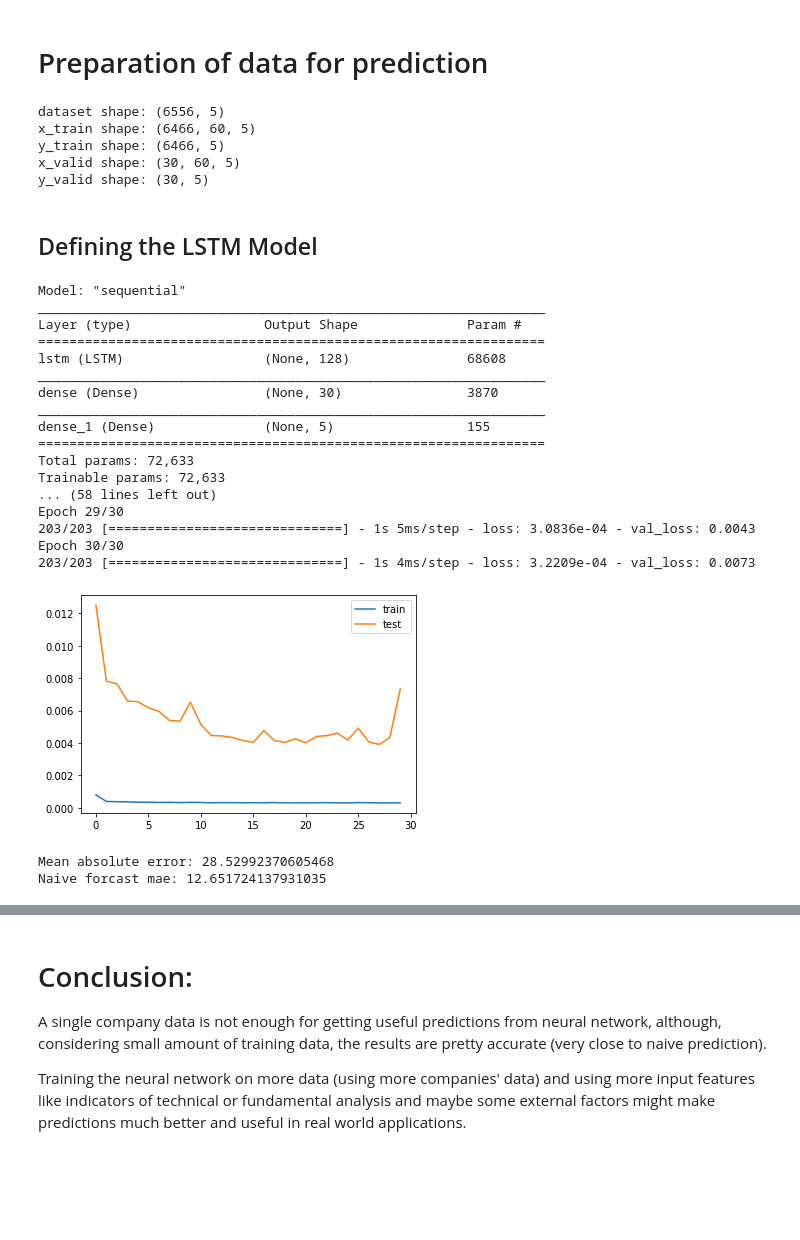
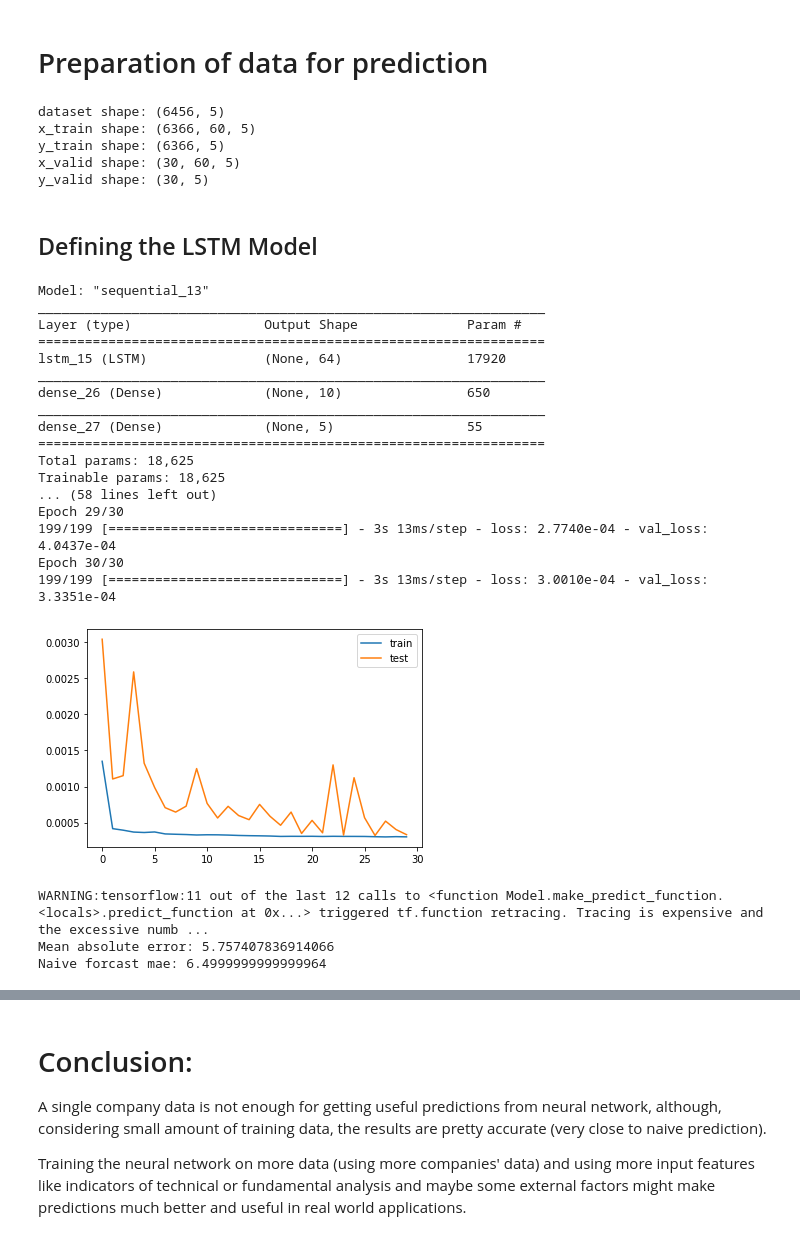
Before and after one commit to WaznyKamo/Deep-Learning-Stock-Price-Prediction, a Jupyter notebook: CDR_Stock_Price_Prediction_Using_LSTM_Deep_Learning_Network.ipynb, the cells around one changed output, grey strips where cells are left out. Cells and saved outputs as stored; diff of their text form; code cells hidden in the pictures; blank space fills up the shorter version.

```diff
--- a/CDR_Stock_Price_Prediction_Using_LSTM_Deep_Learning_Network.ipynb
+++ b/CDR_Stock_Price_Prediction_Using_LSTM_Deep_Learning_Network.ipynb
@@ -53,6 +53,9 @@ Najnizszy     0
 Zamkniecie    0
 Wolumen       1
 dtype: int64
+# %%
+## Droping last 100 rows to check if the NN would perform better
+daily_data = daily_data.iloc[:-100]
 # %%
 daily_data['Data'] = pd.to_datetime(daily_data.Data)
 # %%
@@ -93,14 +96,18 @@ from sklearn.preprocessing import MinMaxScaler
 
 # expected input data shape [number of training examples, number of data in single example (days considered for prediction), number of features]
 def preprocess_scaled_data(data):
-  dataset = np.transpose([data['Otwarcie'], data['Zamkniecie'], data['Najnizszy'], data['Najwyzszy'], data['Wolumen']])
+  list_of_features = []
+  for column in data.columns:
+    list_of_features.append(data[column])
+
+  dataset = np.transpose(list_of_features)
 
   scaler = MinMaxScaler(feature_range=(0,1))
   scaled_data = scaler.fit_transform(dataset)
 
   return scaled_data, scaler
 # %%
-dataset, scaler = preprocess_scaled_data(daily_data)
+dataset, scaler = preprocess_scaled_data(daily_data.drop(columns=['Data']))
 print('dataset shape: ' + str(dataset.shape))
 
 # using data from last 30 days for validation, rest for training
@@ -130,9 +137,9 @@ x_valid, y_valid = np.array(x_valid), np.array(y_valid)
 print('x_valid shape: ' + str(x_valid.shape))
 print('y_valid shape: ' + str(y_valid.shape))
 # %% [output]
-dataset shape: (6556, 5)
-x_train shape: (6466, 60, 5)
-y_train shape: (6466, 5)
+dataset shape: (6456, 5)
+x_train shape: (6366, 60, 5)
+y_train shape: (6366, 5)
 x_valid shape: (30, 60, 5)
 y_valid shape: (30, 5)
 # %% [markdown]
@@ -148,41 +155,41 @@ import matplotlib.pyplot as plt
 # %%
 
 model = Sequential()
-model.add(LSTM(128, input_shape=[x_train.shape[1], x_train.shape[2]])) #), return_sequences=True))
+model.add(LSTM(64, input_shape=[x_train.shape[1], x_train.shape[2]])) #), return_sequences=True))
 #model.add(LSTM(64))
 #model.add(Dropout(0.3))
-model.add(Dense(30))
+model.add(Dense(10))
 model.add(Dense(x_train.shape[2]))
 
 model.summary()
 
 model.compile(loss='mse', optimizer='adam')
 
 history = model.fit(x_train, y_train, epochs=30, validation_data=(x_valid, y_valid))
 
 plt.plot(history.history['loss'], label='train')
 plt.plot(history.history['val_loss'], label='test')
 plt.legend()
 plt.show()
 # %% [output]
-Model: "sequential"
+Model: "sequential_13"
 _________________________________________________________________
 Layer (type)                 Output Shape              Param #
 =================================================================
-lstm (LSTM)                  (None, 128)               68608
+lstm_15 (LSTM)               (None, 64)                17920
 _________________________________________________________________
-dense (Dense)                (None, 30)                3870
+dense_26 (Dense)             (None, 10)                650
 _________________________________________________________________
-dense_1 (Dense)              (None, 5)                 155
+dense_27 (Dense)             (None, 5)                 55
 =================================================================
-Total params: 72,633
-Trainable params: 72,633
+Total params: 18,625
+Trainable params: 18,625
 ... (58 lines left out)
 Epoch 29/30
-203/203 [==============================] - 1s 5ms/step - loss: 3.0836e-04 - val_loss: 0.0043
+199/199 [==============================] - 3s 13ms/step - loss: 2.7740e-04 - val_loss: 4.0437e-04
 Epoch 30/30
-203/203 [==============================] - 1s 4ms/step - loss: 3.2209e-04 - val_loss: 0.0073
+199/199 [==============================] - 3s 13ms/step - loss: 3.0010e-04 - val_loss: 3.3351e-04
-[figure, old version]
+[figure, new version]
 # %%
 # Evaluation of the results is made on closing prices - it gives the most information about the usefullness of the model.  Made on the last 30 days of the stock data
 
@@ -195,8 +202,9 @@ naive_forcast_mae = sum(naive_forcast_difference) / len(naive_forcast_difference
 print('Mean absolute error: ' + str(mae))
 print('Naive forcast mae: ' + str(naive_forcast_mae))
 # %% [output]
-Mean absolute error: 28.52992370605468
-Naive forcast mae: 12.651724137931035
+WARNING:tensorflow:11 out of the last 12 calls to <function Model.make_predict_function.<locals>.predict_function at 0x...> triggered tf.function retracing. Tracing is expensive and the excessive numb ...
+Mean absolute error: 5.757407836914066
+Naive forcast mae: 6.4999999999999964
 # %%
 # Comparision of the closing stock prices
 inversed_dataset = scaler.inverse_transform(dataset)
```
Also changed, not shown: parts of 13 cells of this notebook.
